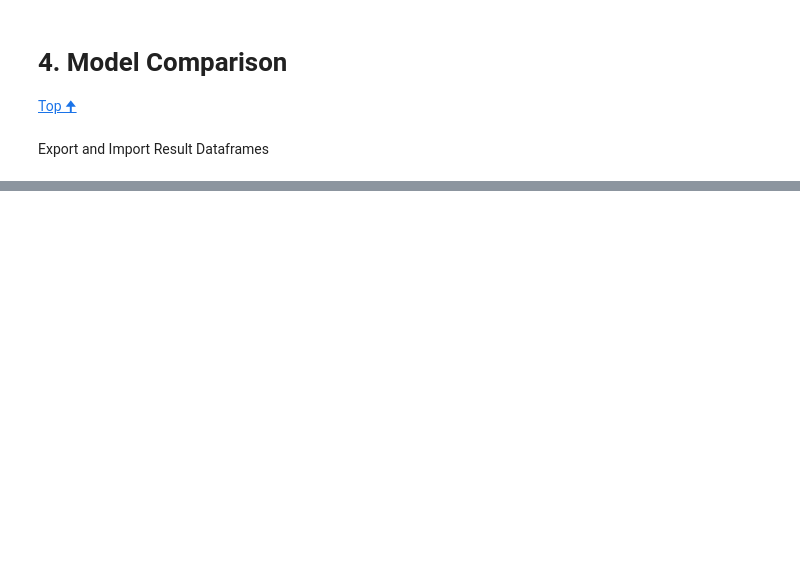
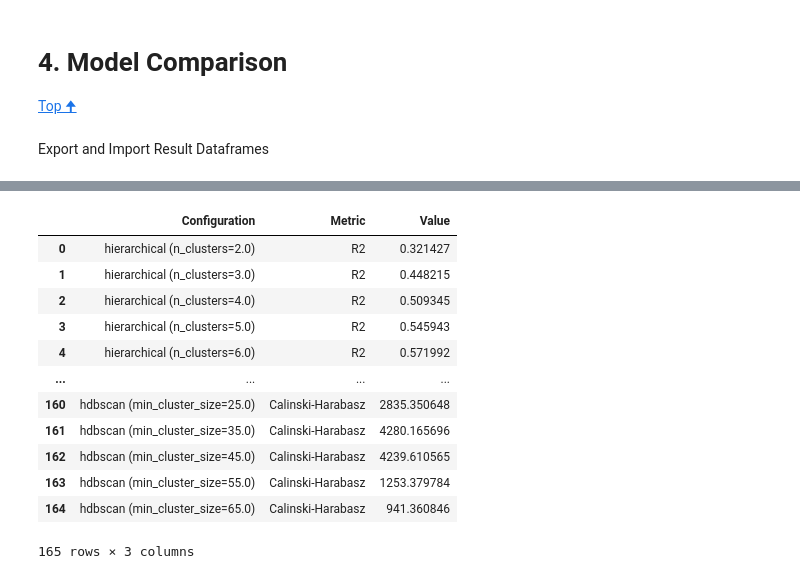
Before and after one commit to antoniooliveira03/data_mining, a Jupyter notebook: temp_data segmentation.ipynb, the cells around one changed output, grey strips where cells are left out. Saved outputs shown, nothing was run; the diff lists cells and outputs as text; code cells hidden in the pictures; blank space fills up the shorter version.

```diff
--- a/temp_data segmentation.ipynb
+++ b/temp_data segmentation.ipynb
@@ -814,0 +773,16 @@ for metric in metrics:
+# %%
+df_melted
+# %% [output]
+|  | Configuration | Metric | Value |
+| 0 | hierarchical (n_clusters=2.0) | R2 | 0.321427 |
+| 1 | hierarchical (n_clusters=3.0) | R2 | 0.448215 |
+| 2 | hierarchical (n_clusters=4.0) | R2 | 0.509345 |
+| 3 | hierarchical (n_clusters=5.0) | R2 | 0.545943 |
+| 4 | hierarchical (n_clusters=6.0) | R2 | 0.571992 |
+| ... | ... | ... | ... |
+| 160 | hdbscan (min_cluster_size=25.0) | Calinski-Harabasz | 2835.350648 |
+| 161 | hdbscan (min_cluster_size=35.0) | Calinski-Harabasz | 4280.165696 |
+| 162 | hdbscan (min_cluster_size=45.0) | Calinski-Harabasz | 4239.610565 |
+| 163 | hdbscan (min_cluster_size=55.0) | Calinski-Harabasz | 1253.379784 |
+| 164 | hdbscan (min_cluster_size=65.0) | Calinski-Harabasz | 941.360846 |
+165 rows × 3 columns
```
Also changed, not shown: parts of 38 cells of this notebook.
